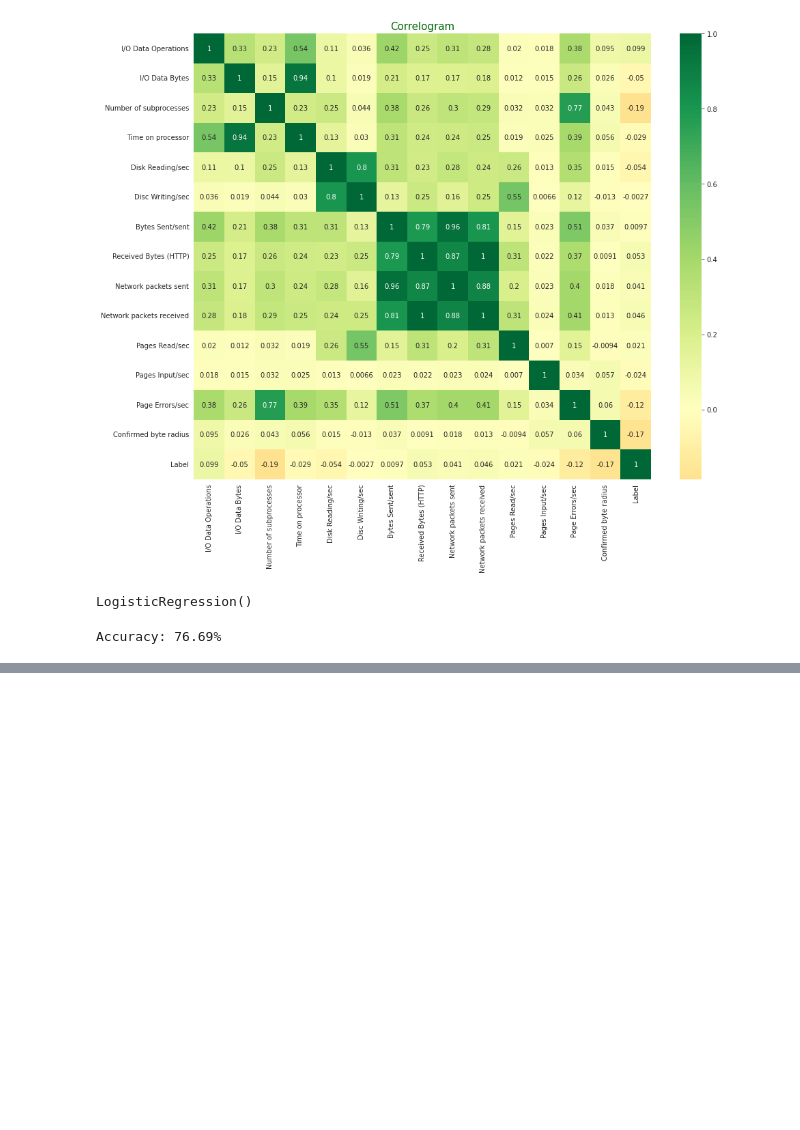
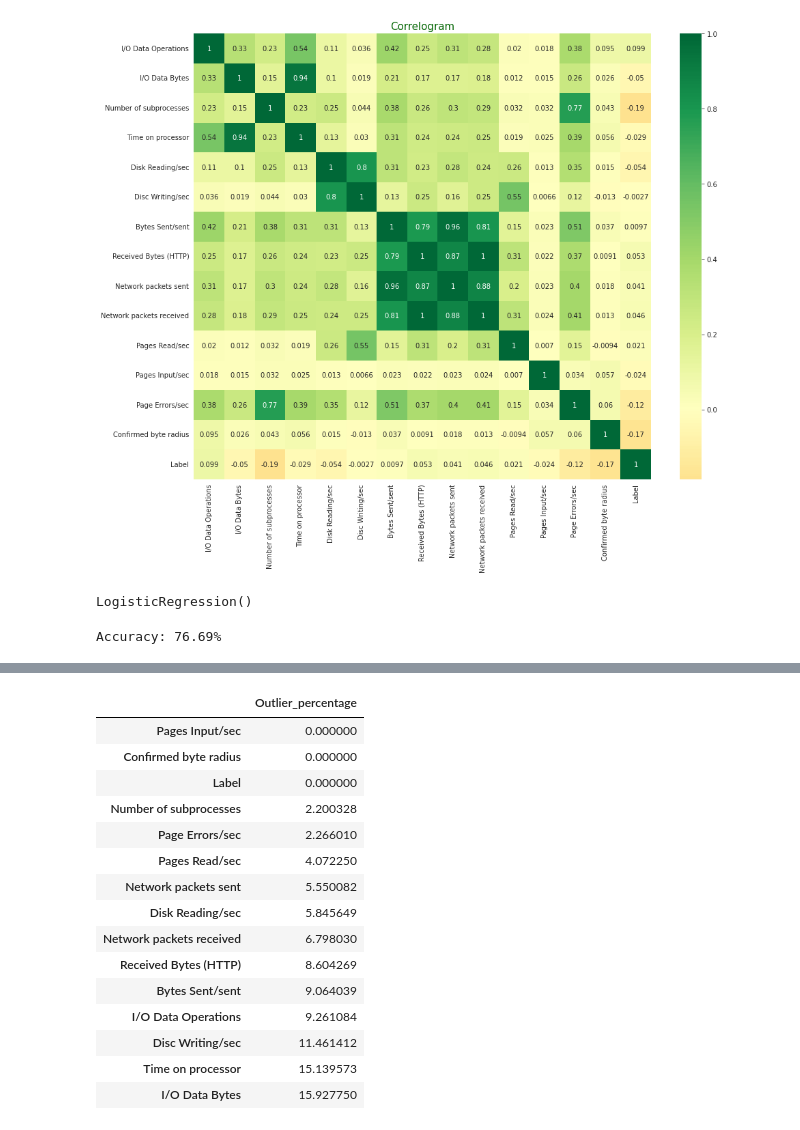
Before and after one commit to Mwendwa-Sharon/Cryptojacking-Detection, a Jupyter notebook: CryptojackingDetection.ipynb, the cells around one changed output, grey strips where cells are left out. Saved outputs shown, nothing was run; the diff lists cells and outputs as text; code cells hidden in the pictures; blank space fills up the shorter version.

```diff
--- a/CryptojackingDetection.ipynb
+++ b/CryptojackingDetection.ipynb
@@ -253,0 +340,33 @@ Accuracy: 76.69%
+# %%
+# Using Z-score to detect and remove outliers
+
+from scipy import stats
+
+# defining a function to remove outliers using z-score
+def remove_outliers_zscore(data, threshold=1):
+    z_scores = stats.zscore(data.select_dtypes(include=np.number))
+    abs_z_scores = np.abs(z_scores)
+    filtered_entries = (abs_z_scores < threshold).all(axis=1)
+    return data[filtered_entries]
+
+# calling the function with the data frame and a threshold of 1
+train_df = remove_outliers_zscore(train_df, threshold=1)
+# %%
+detect_outliers(train_df)
+# %% [output]
+|  | Outlier_percentage |
+| Pages Input/sec | 0.000000 |
+| Confirmed byte radius | 0.000000 |
+| Label | 0.000000 |
+| Number of subprocesses | 2.200328 |
+| Page Errors/sec | 2.266010 |
+| Pages Read/sec | 4.072250 |
+| Network packets sent | 5.550082 |
+| Disk Reading/sec | 5.845649 |
+| Network packets received | 6.798030 |
+| Received Bytes (HTTP) | 8.604269 |
+| Bytes Sent/sent | 9.064039 |
+| I/O Data Operations | 9.261084 |
+| Disc Writing/sec | 11.461412 |
+| Time on processor | 15.139573 |
+| I/O Data Bytes | 15.927750 |
```
Also changed, not shown: parts of 10 cells of this notebook.
